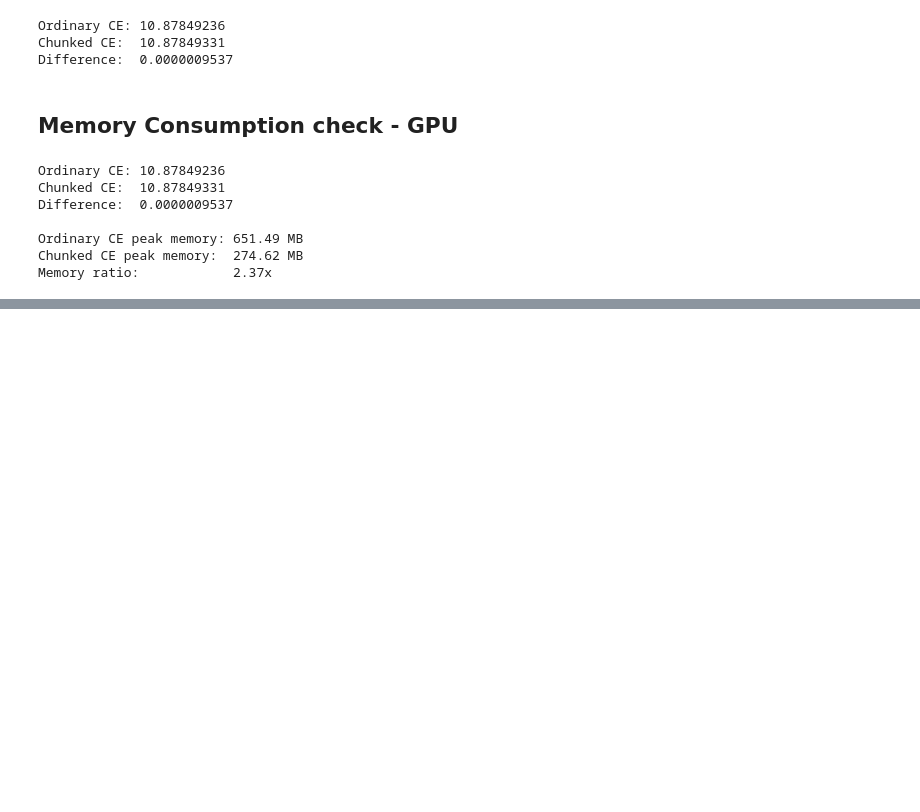
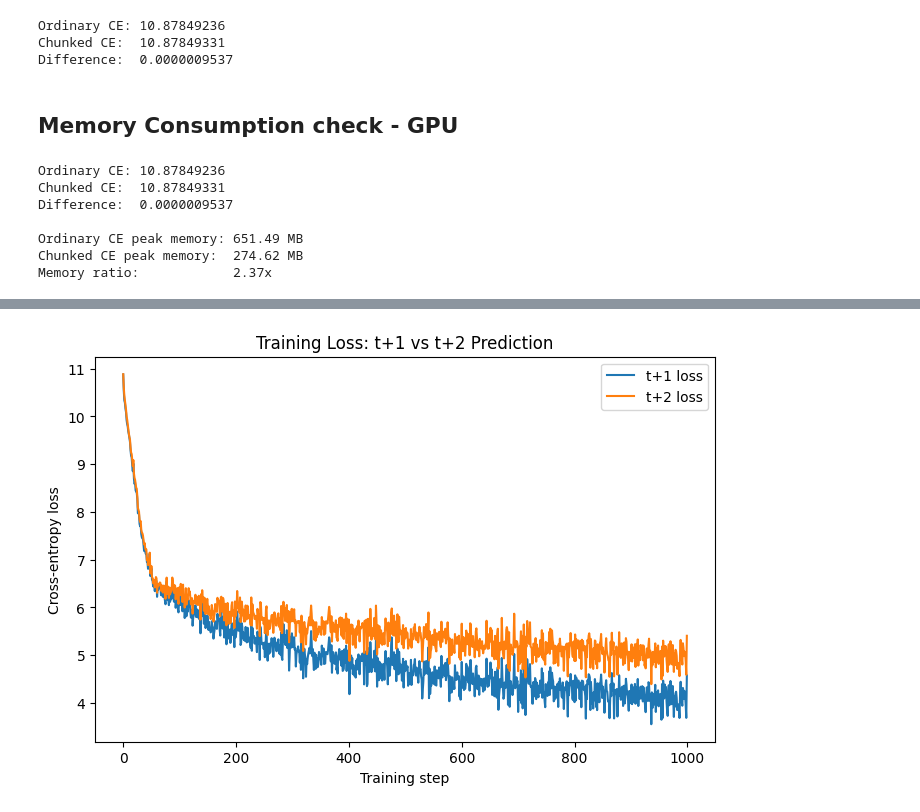
Before and after one commit to smitasasindran/era5, a Jupyter notebook: Session9/erav5_S9_Loss_Harness.ipynb, the cells around one changed output, grey strips where cells are left out. Saved outputs shown, nothing was run; the diff lists cells and outputs as text; code cells hidden in the pictures; blank space fills up the shorter version.

Commit message:
S9 part 2: Two LM heads

```diff
--- a/Session9/erav5_S9_Loss_Harness.ipynb
+++ b/Session9/erav5_S9_Loss_Harness.ipynb
@@ -886,0 +1160,23 @@ Memory ratio:            2.37x
+# %%
+# Eval function
+def eval_function(two_head_model, eval_tokens, hidden, vocab_size):
+    two_head_model.eval()
+
+    with torch.inference_mode():
+        hidden = two_head_model(eval_tokens)
+
+        logits_t1 = two_head_model.lm_head_1(hidden)
+        logits_t2 = two_head_model.lm_head_2(hidden)
+
+        eval_loss_t1 = F.cross_entropy(
+            logits_t1[:, :-1, :].reshape(-1, vocab_size),
+            eval_tokens[:, 1:].reshape(-1)
+        )
+
+        eval_loss_t2 = F.cross_entropy(
+            logits_t2[:, :-2, :].reshape(-1, vocab_size),
+            eval_tokens[:, 2:].reshape(-1)
+        )
+
+    two_head_model.train()
+    return eval_loss_t1, eval_loss_t2
@@ -886,0 +1277,18 @@ Memory ratio:            2.37x
+# %%
+# Plotting loss
+
+import matplotlib.pyplot as plt
+
+plt.figure(figsize=(8, 5))
+
+plt.plot(train_loss_t1, label="t+1 loss")
+plt.plot(train_loss_t2, label="t+2 loss")
+
+plt.xlabel("Training step")
+plt.ylabel("Cross-entropy loss")
+plt.title("Training Loss: t+1 vs t+2 Prediction")
+
+plt.legend()
+plt.show()
+# %% [output]
+[figure, added]
```
Also changed, not shown: parts of 18 cells of this notebook, 1 other file.
